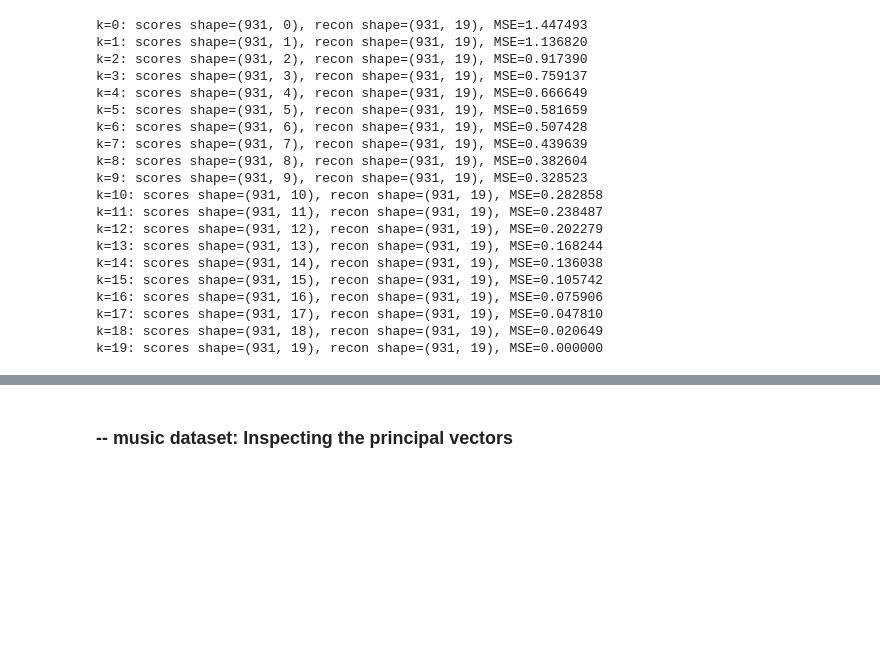
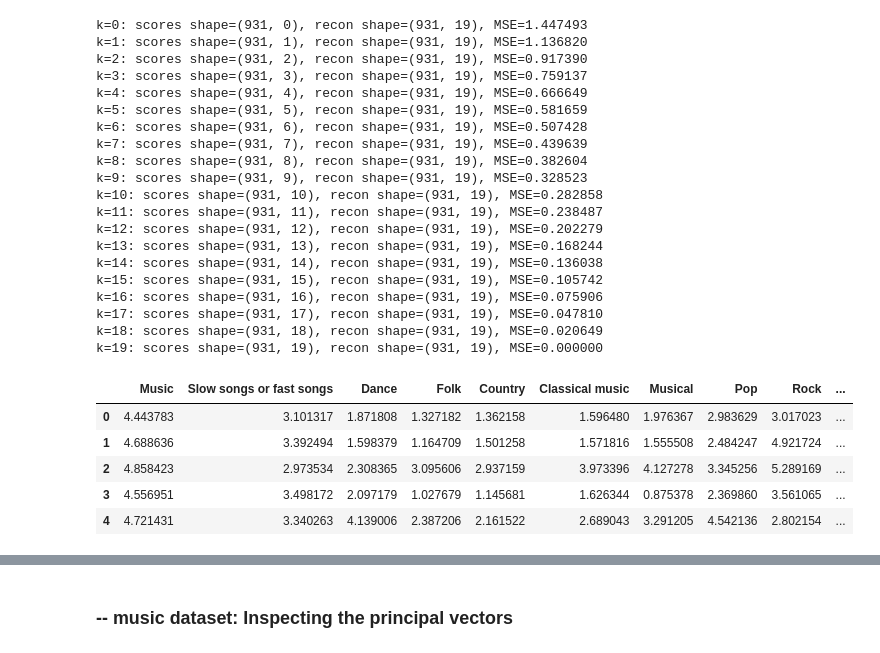
Before and after one commit to dsl-unibe-ch/machine-learning, a Jupyter notebook: Course_2.ipynb, the cells around one changed output, grey strips where cells are left out. Cells and saved outputs as stored; diff of their text form; code cells hidden in the pictures; blank space fills up the shorter version.

```diff
--- a/Course_2.ipynb
+++ b/Course_2.ipynb
@@ -822,3 +822,14 @@ k=16: scores shape=(931, 16), recon shape=(931, 19), MSE=0.075906
 k=17: scores shape=(931, 17), recon shape=(931, 19), MSE=0.047810
 k=18: scores shape=(931, 18), recon shape=(931, 19), MSE=0.020649
 k=19: scores shape=(931, 19), recon shape=(931, 19), MSE=0.000000
+# %%
+#Reconstructed questionnaires with N=4 (5 samples)
+
+df_reconstructions[4].head()
+# %% [output]
+|  | Music | Slow songs or fast songs | Dance | Folk | Country | Classical music | Musical | Pop | Rock | ... |
+| 0 | 4.443783 | 3.101317 | 1.871808 | 1.327182 | 1.362158 | 1.596480 | 1.976367 | 2.983629 | 3.017023 | ... |
+| 1 | 4.688636 | 3.392494 | 1.598379 | 1.164709 | 1.501258 | 1.571816 | 1.555508 | 2.484247 | 4.921724 | ... |
+| 2 | 4.858423 | 2.973534 | 2.308365 | 3.095606 | 2.937159 | 3.973396 | 4.127278 | 3.345256 | 5.289169 | ... |
+| 3 | 4.556951 | 3.498172 | 2.097179 | 1.027679 | 1.145681 | 1.626344 | 0.875378 | 2.369860 | 3.561065 | ... |
+| 4 | 4.721431 | 3.340263 | 4.139006 | 2.387206 | 2.161522 | 2.689043 | 3.291205 | 4.542136 | 2.802154 | ... |
```
Also changed, not shown: parts of 2 cells of this notebook.
